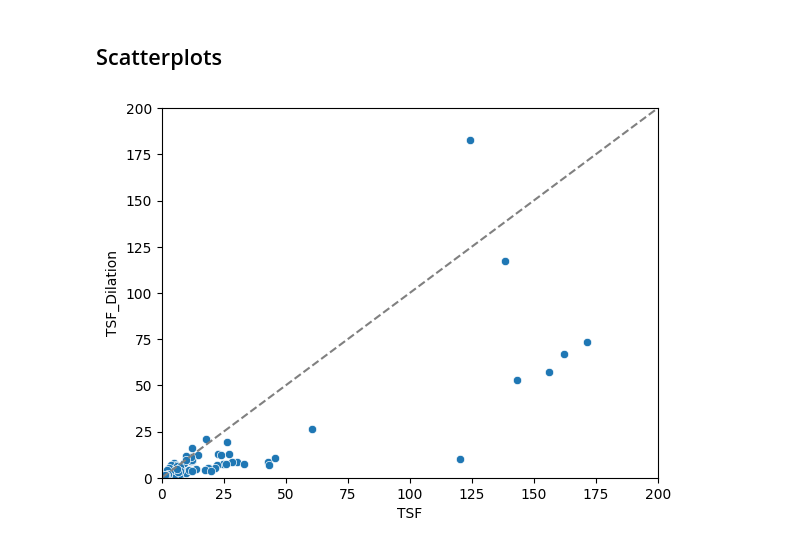
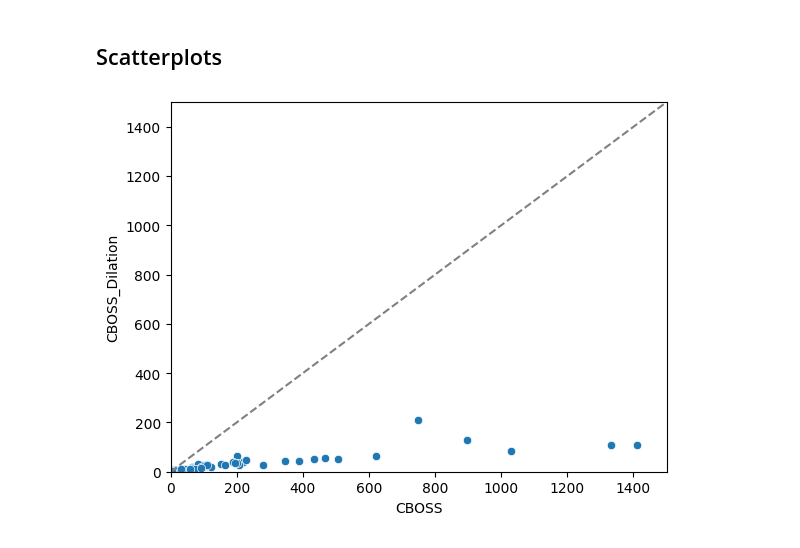
Before and after one commit to r00tk1d/dilation_evaluation, a Jupyter notebook: benchmark/visualize_from_csv.ipynb, the cells around one changed output. Cells and saved outputs as stored; diff of their text form; code cells hidden in the pictures.

```diff
--- a/benchmark/visualize_from_csv.ipynb
+++ b/benchmark/visualize_from_csv.ipynb
@@ -22,22 +24,22 @@ FileNotFoundError: [Errno 2] No such file or directory: './results/CBOSS_DILATIO
 # %%
 import matplotlib.pyplot as plt
 import seaborn as sns
 import pandas as pd
 
 
-benchmark_name = "TSF_DILATION_REAL_UCR_best_params" #anpassen
+benchmark_name = "CBOSS_DILATION_UCR_best_params" #anpassen
 base_column = 'Fit-Time' #anpassen Accuracy, Fit-Time, Predict-Time, total_feature_count
 
 df = pd.read_csv("./results/" + benchmark_name + "/" + benchmark_name + ".csv", index_col=0)
 df = df.filter(items=['Dataset', 'Classifier', base_column])
 df = df.pivot(index='Dataset', columns='Classifier')[base_column]
 
-x_points = [0, 200]
-y_points = [0, 200]
+x_points = [0, 1500]
+y_points = [0, 1500]
 plt.plot(x_points, y_points, linestyle='dashed', color="gray")
-sns.scatterplot(data = df, x = "TSF", y = "TSF_Dilation")
-plt.xlim(0, 200)
-plt.ylim(0, 200)
+sns.scatterplot(data = df, x = "CBOSS", y = "CBOSS_Dilation")
+plt.xlim(0, 1500)
+plt.ylim(0, 1500)
 plt.savefig("./results/" + benchmark_name + "/" + benchmark_name + "_scatterplot_"+ base_column +".png", bbox_inches="tight")
 # %% [output]
-[figure, old version]
+[figure, new version]
```
Also changed, not shown: parts of 1 cell of this notebook, 24 other files.
